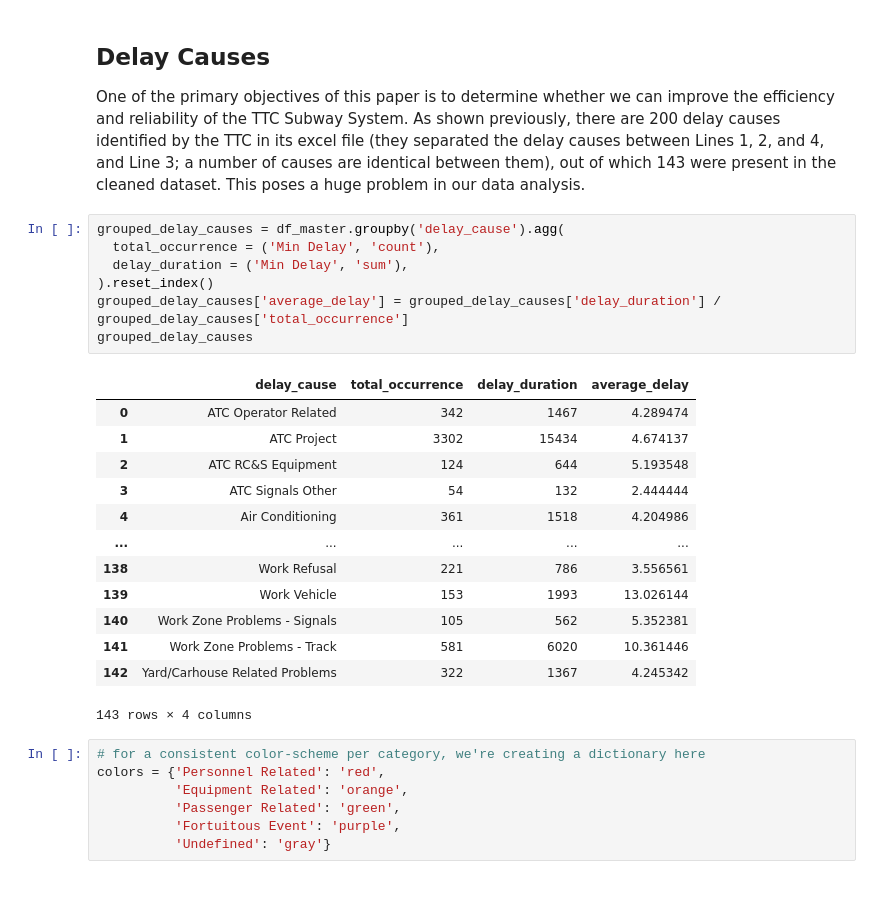
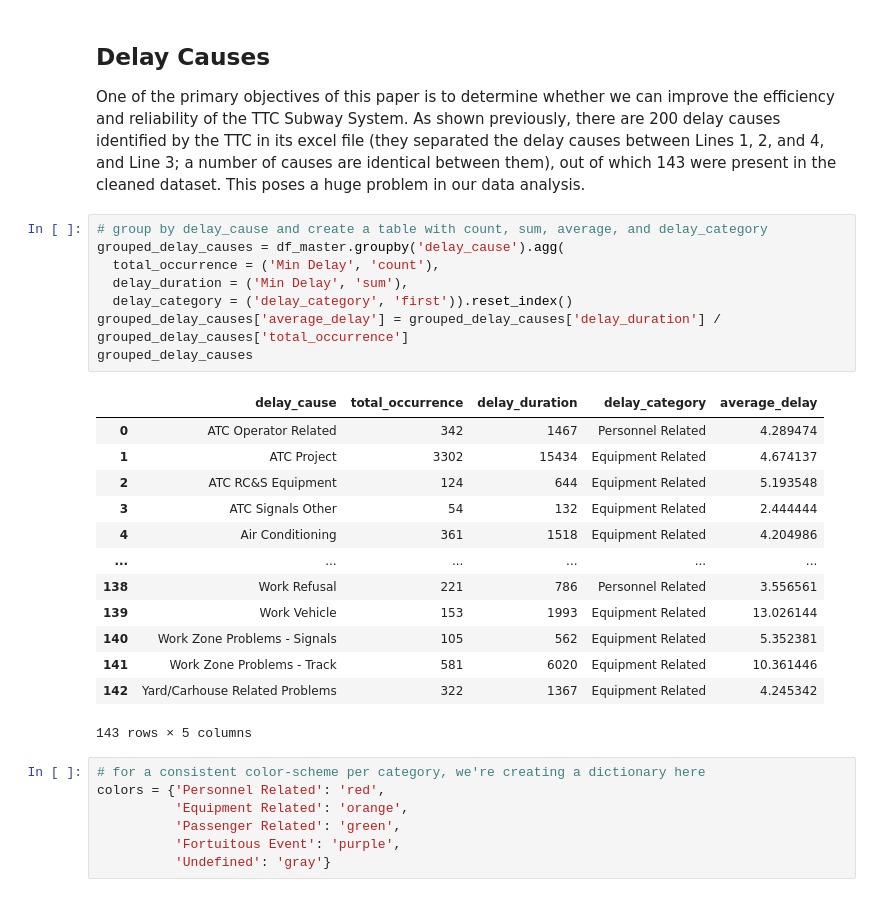
Before and after one commit to emem83/TTC-Delay-Dataset, a Jupyter notebook: TTC_Delay_Dataset_EDA.ipynb, the cells around one changed output. Saved outputs shown, nothing was run; the diff lists cells and outputs as text.

```diff
--- a/TTC_Delay_Dataset_EDA.ipynb
+++ b/TTC_Delay_Dataset_EDA.ipynb
@@ -160,26 +165,27 @@ When delay durations are totaled per minute, 05:55 (5:55 am) had the longest del
 
 One of the primary objectives of this paper is to determine whether we can improve the efficiency and reliability of the TTC Subway System. As shown previously, there are 200 delay causes identified by the TTC in its excel file (they separated the delay causes between Lines 1, 2, and 4, and Line 3; a number of causes are identical between them), out of which 143 were present in the cleaned dataset. This poses a huge problem in our data analysis.
 # %%
+# group by delay_cause and create a table with count, sum, average, and delay_category
 grouped_delay_causes = df_master.groupby('delay_cause').agg(
   total_occurrence = ('Min Delay', 'count'),
   delay_duration = ('Min Delay', 'sum'),
-).reset_index()
+  delay_category = ('delay_category', 'first')).reset_index()
 grouped_delay_causes['average_delay'] = grouped_delay_causes['delay_duration'] / grouped_delay_causes['total_occurrence']
 grouped_delay_causes
 # %% [output]
-|  | delay_cause | total_occurrence | delay_duration | average_delay |
-| 0 | ATC Operator Related | 342 | 1467 | 4.289474 |
-| 1 | ATC Project | 3302 | 15434 | 4.674137 |
-| 2 | ATC RC&S Equipment | 124 | 644 | 5.193548 |
-| 3 | ATC Signals Other | 54 | 132 | 2.444444 |
-| 4 | Air Conditioning | 361 | 1518 | 4.204986 |
-| ... | ... | ... | ... | ... |
-| 138 | Work Refusal | 221 | 786 | 3.556561 |
-| 139 | Work Vehicle | 153 | 1993 | 13.026144 |
-| 140 | Work Zone Problems - Signals | 105 | 562 | 5.352381 |
-| 141 | Work Zone Problems - Track | 581 | 6020 | 10.361446 |
-| 142 | Yard/Carhouse Related Problems | 322 | 1367 | 4.245342 |
+|  | delay_cause | total_occurrence | delay_duration | delay_category | average_delay |
+| 0 | ATC Operator Related | 342 | 1467 | Personnel Related | 4.289474 |
+| 1 | ATC Project | 3302 | 15434 | Equipment Related | 4.674137 |
+| 2 | ATC RC&S Equipment | 124 | 644 | Equipment Related | 5.193548 |
+| 3 | ATC Signals Other | 54 | 132 | Equipment Related | 2.444444 |
+| 4 | Air Conditioning | 361 | 1518 | Equipment Related | 4.204986 |
+| ... | ... | ... | ... | ... | ... |
+| 138 | Work Refusal | 221 | 786 | Personnel Related | 3.556561 |
+| 139 | Work Vehicle | 153 | 1993 | Equipment Related | 13.026144 |
+| 140 | Work Zone Problems - Signals | 105 | 562 | Equipment Related | 5.352381 |
+| 141 | Work Zone Problems - Track | 581 | 6020 | Equipment Related | 10.361446 |
+| 142 | Yard/Carhouse Related Problems | 322 | 1367 | Equipment Related | 4.245342 |
-143 rows × 4 columns
+143 rows × 5 columns
 # %%
 # for a consistent color-scheme per category, we're creating a dictionary here
 colors = {'Personnel Related': 'red',
```
Also changed, not shown: parts of 7 cells of this notebook.
